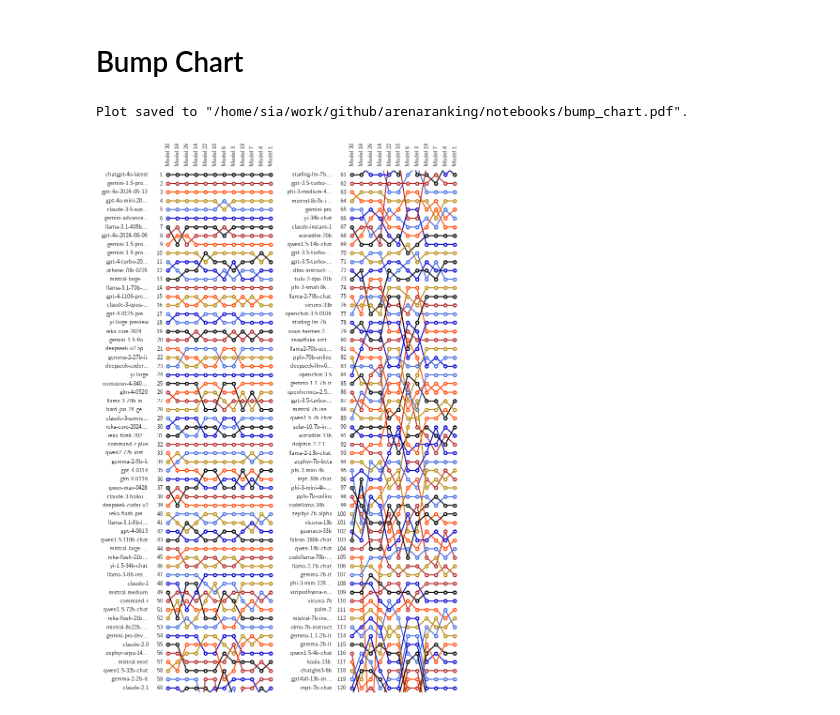
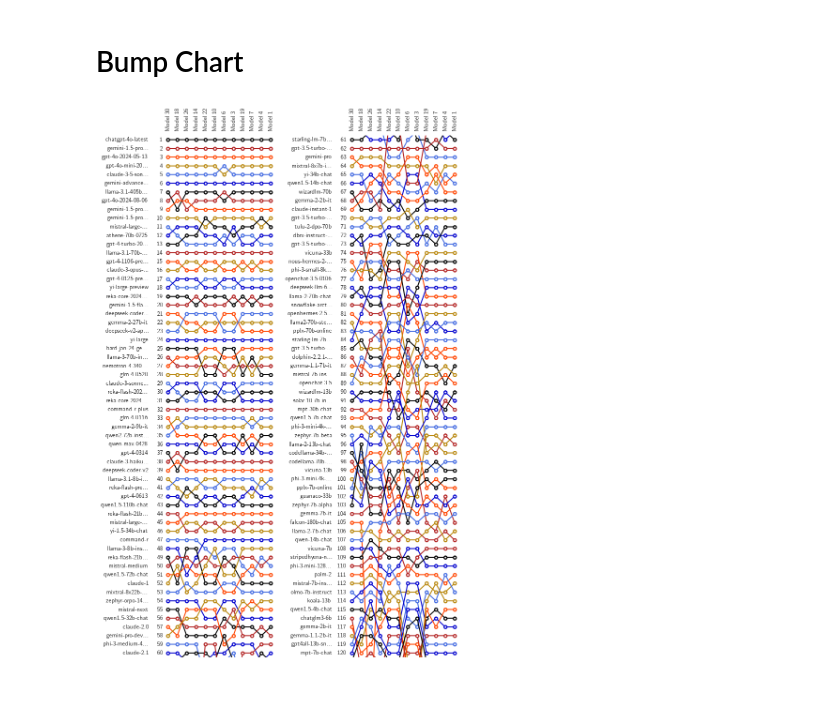
Before and after one commit to suquark/leaderbot, a Jupyter notebook: notebooks/bump_chart.ipynb, the cells around one changed output. Cells and saved outputs as stored; diff of their text form; code cells hidden in the pictures.

Commit message:
added compare_rank

```diff
--- a/notebooks/bump_chart.ipynb
+++ b/notebooks/bump_chart.ipynb
@@ -116,17 +17,24 @@ def plot_bump_chart(rank_range, ax=None, save_suffix='', latex=False):
 # %%
-latex=True
+latex = True
+save = False
 
 #fig, ax = plt.subplots(ncols=2, figsize=(9, 10))
 # fig, ax = plt.subplots(ncols=2, figsize=(8, 11))
 fig, ax = plt.subplots(ncols=2, figsize=(8, 12))
 
-plot_bump_chart(rank_range=[0, 60], ax=ax[0], latex=latex)
-plot_bump_chart(rank_range=[60, 120], ax=ax[1], latex=latex)
+# order = [11, 7, 10, 6, 9, 5, 8, 4, 3, 2, 1, 0]
+# order = [8, 5, 2, 7, 4]
+order = np.array([30, 18, 26, 14, 22, 10, 6, 3, 19, 7, 4, 1]) - 1
+
+lb.evaluate.compare_ranks(models, order=order, rank_range=[1, 60], ax=ax[0], save=False, latex=latex)
+lb.evaluate.compare_ranks(models, order=order, rank_range=[61, 120], ax=ax[1], save=False, latex=latex)
+
 plt.tight_layout()
+
+plt.show()
 
 texplot.show_or_save_plot(plt, default_filename='bump_chart.pdf',
                                       transparent_background=True, dpi=200,
-                                      show_and_save=True, verbose=True)
+                                      show_and_save=save, verbose=True)
 # %% [output]
-Plot saved to "/home/sia/work/github/arenaranking/notebooks/bump_chart.pdf".
-[figure, old version]
+[figure, new version]
```
Also changed, not shown: parts of 4 cells of this notebook, 12 other files.
